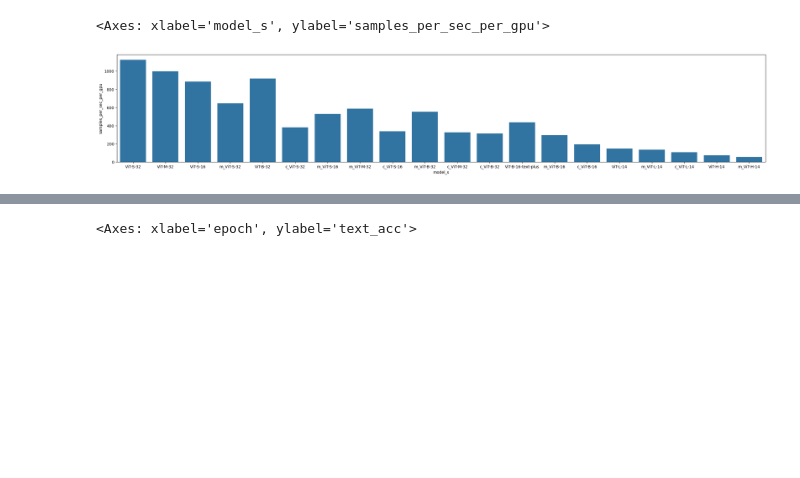
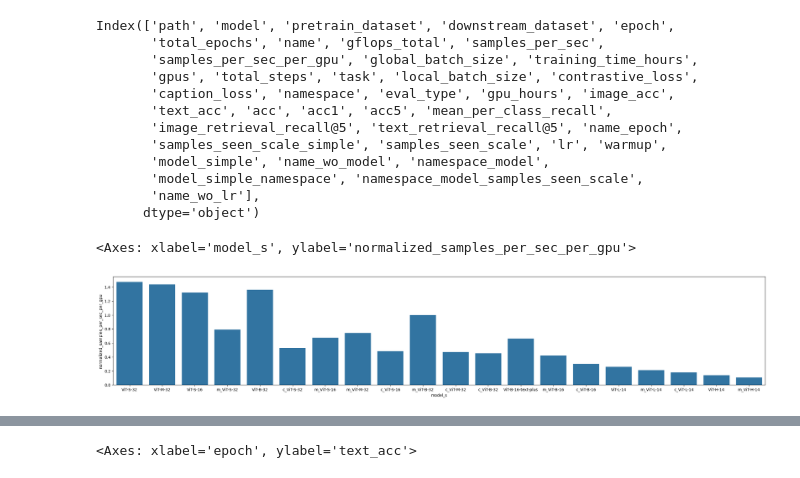
Before and after one commit to SLAMPAI/open_clip_scaling, a Jupyter notebook: results.ipynb, the cells around one changed output, grey strips where cells are left out. Cells and saved outputs as stored; diff of their text form; code cells hidden in the pictures; blank space fills up the shorter version.

```diff
--- a/results.ipynb
+++ b/results.ipynb
@@ -125,10 +130,25 @@ Number of evaluations 104983
 # %%
 fig = plt.figure(figsize=(30, 5))
 d = df.copy()
+print(d.columns)
 d["model_s"] = d.model.apply(lambda m:m.replace("mammut", "m").replace("coca", "c"))
 archs = d.model_s.unique()
 archs = sorted(archs, key=lambda k:model_profile.loc[k.replace("m", "mammut").replace("c", "coca")].gflops)
-sns.barplot(x="model_s", y="samples_per_sec_per_gpu", data=d, order=archs, estimator=np.max)
+
+d["normalized_samples_per_sec_per_gpu"] = d["samples_per_sec_per_gpu"] / (d["local_batch_size"] * d["gpus"])
+sns.barplot(x="model_s", y="normalized_samples_per_sec_per_gpu", data=d, order=archs, estimator=np.max)
 # %% [output]
-<Axes: xlabel='model_s', ylabel='samples_per_sec_per_gpu'>
+Index(['path', 'model', 'pretrain_dataset', 'downstream_dataset', 'epoch',
+       'total_epochs', 'name', 'gflops_total', 'samples_per_sec',
+       'samples_per_sec_per_gpu', 'global_batch_size', 'training_time_hours',
+       'gpus', 'total_steps', 'task', 'local_batch_size', 'contrastive_loss',
+       'caption_loss', 'namespace', 'eval_type', 'gpu_hours', 'image_acc',
+       'text_acc', 'acc', 'acc1', 'acc5', 'mean_per_class_recall',
+       'image_retrieval_recall@5', 'text_retrieval_recall@5', 'name_epoch',
+       'samples_seen_scale_simple', 'samples_seen_scale', 'lr', 'warmup',
+       'model_simple', 'name_wo_model', 'namespace_model',
+       'model_simple_namespace', 'namespace_model_samples_seen_scale',
+       'name_wo_lr'],
+      dtype='object')
+<Axes: xlabel='model_s', ylabel='normalized_samples_per_sec_per_gpu'>
-[figure, old version]
+[figure, new version]
```
Also changed, not shown: parts of 24 cells of this notebook, 3 other files.
